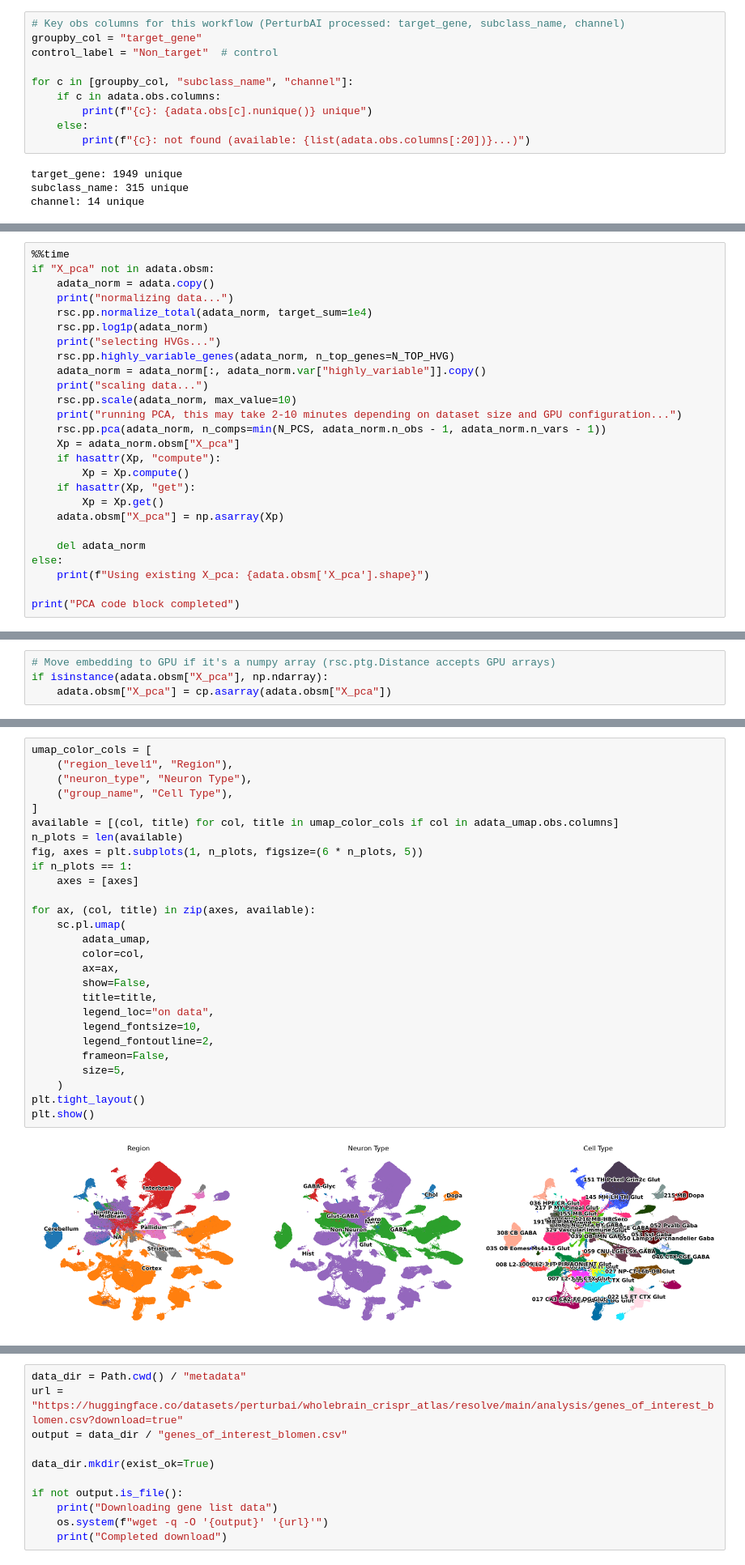
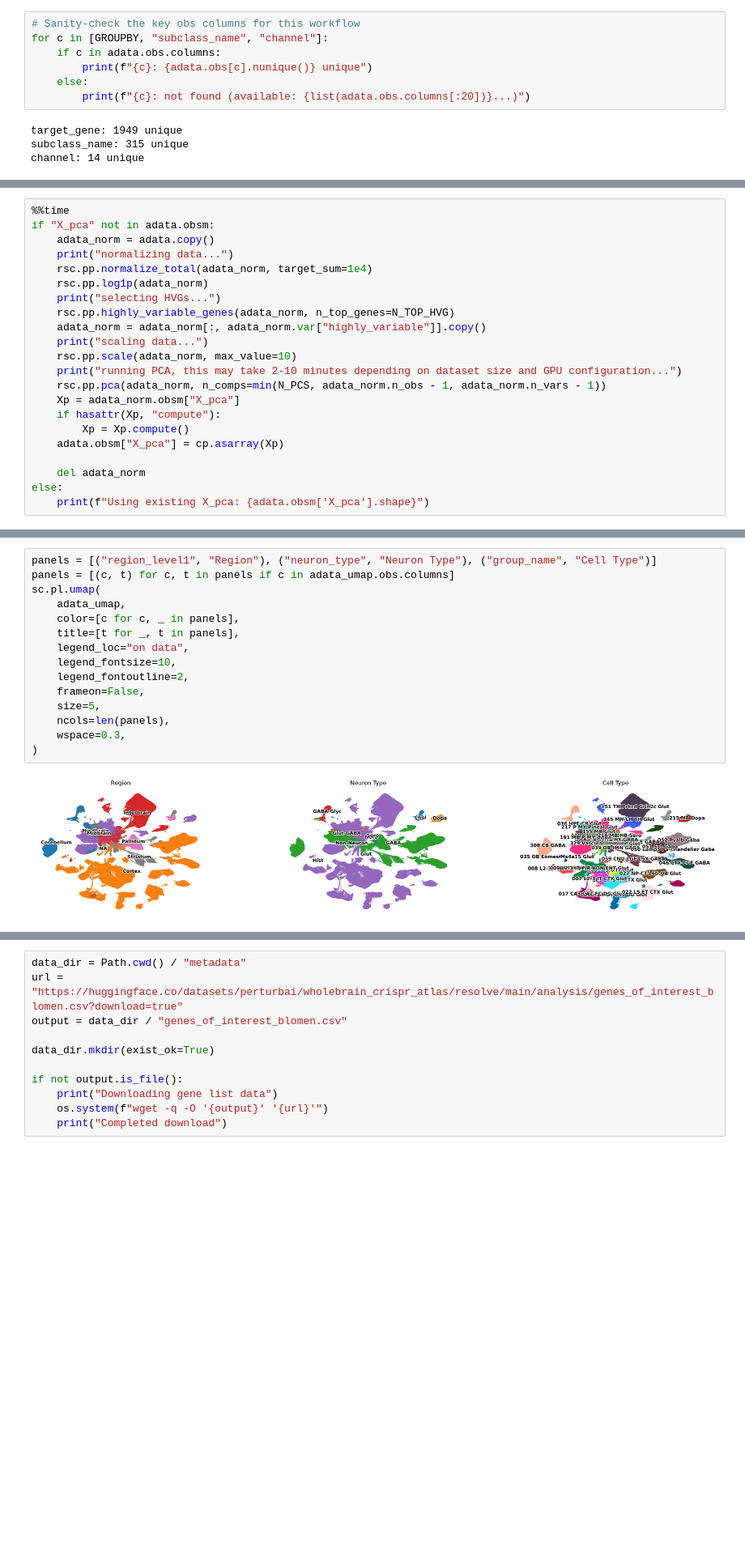
Before and after one commit to clara-parabricks-workflows/single-cell-analysis-blueprint, a Jupyter notebook: notebooks/07_perturbation_analysis_invivo_brain_example.ipynb, the cells around one changed output, grey strips where cells are left out. Shown at 81% size. Drawn from its saved outputs; the diff is of its cells as text; blank space fills up the shorter version.

```diff
--- a/notebooks/07_perturbation_analysis_invivo_brain_example.ipynb
+++ b/notebooks/07_perturbation_analysis_invivo_brain_example.ipynb
@@ -190,11 +186,8 @@ AnnData object with n_obs × n_vars = 4244055 × 18152
     var: 'gene_ids', 'feature_types', 'genome', 'pattern', 'read', 'sequence', 'gene_symbols', 'mt', 'n_cells'
     layers: None (.X)
 # %%
-# Key obs columns for this workflow (PerturbAI processed: target_gene, subclass_name, channel)
-groupby_col = "target_gene"
-control_label = "Non_target"  # control
-
-for c in [groupby_col, "subclass_name", "channel"]:
+# Sanity-check the key obs columns for this workflow
+for c in [GROUPBY, "subclass_name", "channel"]:
     if c in adata.obs.columns:
         print(f"{c}: {adata.obs[c].nunique()} unique")
     else:
@@ -229,15 +224,11 @@ if "X_pca" not in adata.obsm:
     Xp = adata_norm.obsm["X_pca"]
     if hasattr(Xp, "compute"):
         Xp = Xp.compute()
-    if hasattr(Xp, "get"):
-        Xp = Xp.get()
-    adata.obsm["X_pca"] = np.asarray(Xp)
+    adata.obsm["X_pca"] = cp.asarray(Xp)
 
     del adata_norm
 else:
     print(f"Using existing X_pca: {adata.obsm['X_pca'].shape}")
-
-print("PCA code block completed")
 # %% [output]
 normalizing data...
 selecting HVGs...
@@ -249,5 +239 @@ Wall time: 8min 49s
-# %%
-# Move embedding to GPU if it's a numpy array (rsc.ptg.Distance accepts GPU arrays)
-if isinstance(adata.obsm["X_pca"], np.ndarray):
-    adata.obsm["X_pca"] = cp.asarray(adata.obsm["X_pca"])
 # %% [markdown]
@@ -286,30 +268,18 @@ Wall time: 15.9 s
 # %%
-umap_color_cols = [
-    ("region_level1", "Region"),
-    ("neuron_type", "Neuron Type"),
-    ("group_name", "Cell Type"),
-]
-available = [(col, title) for col, title in umap_color_cols if col in adata_umap.obs.columns]
-n_plots = len(available)
-fig, axes = plt.subplots(1, n_plots, figsize=(6 * n_plots, 5))
-if n_plots == 1:
-    axes = [axes]
-
-for ax, (col, title) in zip(axes, available):
-    sc.pl.umap(
-        adata_umap,
-        color=col,
-        ax=ax,
-        show=False,
-        title=title,
-        legend_loc="on data",
-        legend_fontsize=10,
-        legend_fontoutline=2,
-        frameon=False,
-        size=5,
-    )
-plt.tight_layout()
-plt.show()
+panels = [("region_level1", "Region"), ("neuron_type", "Neuron Type"), ("group_name", "Cell Type")]
+panels = [(c, t) for c, t in panels if c in adata_umap.obs.columns]
+sc.pl.umap(
+    adata_umap,
+    color=[c for c, _ in panels],
+    title=[t for _, t in panels],
+    legend_loc="on data",
+    legend_fontsize=10,
+    legend_fontoutline=2,
+    frameon=False,
+    size=5,
+    ncols=len(panels),
+    wspace=0.3,
+)
 # %% [output]
-[figure, old version]
+[figure, new version]
 # %% [markdown]
```
Also changed, not shown: parts of 26 cells of this notebook.
